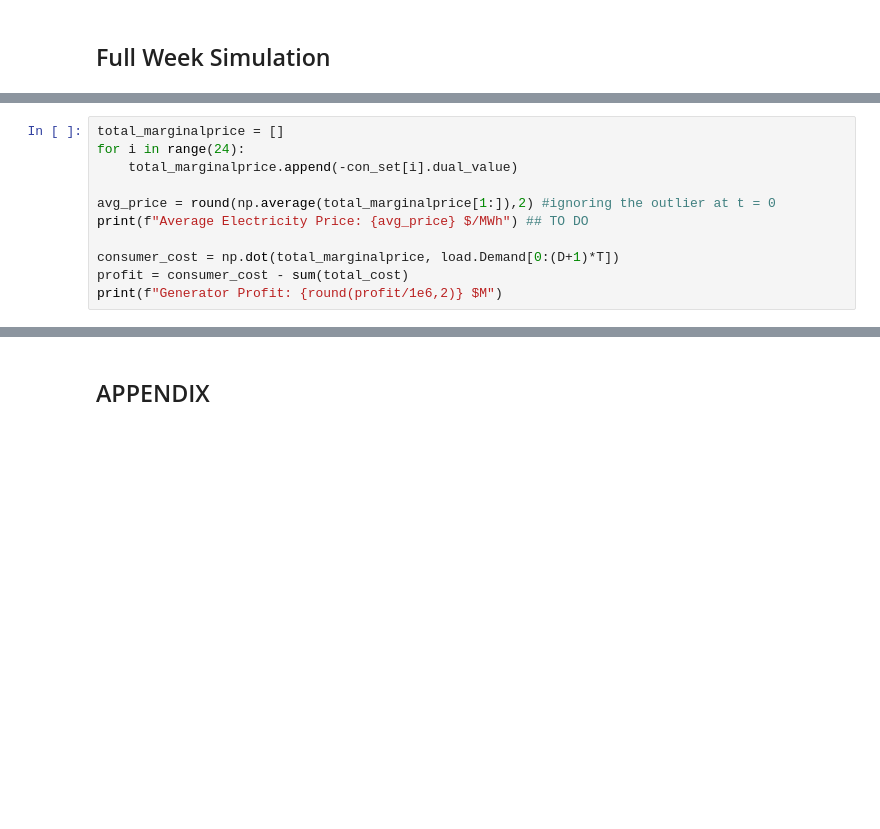
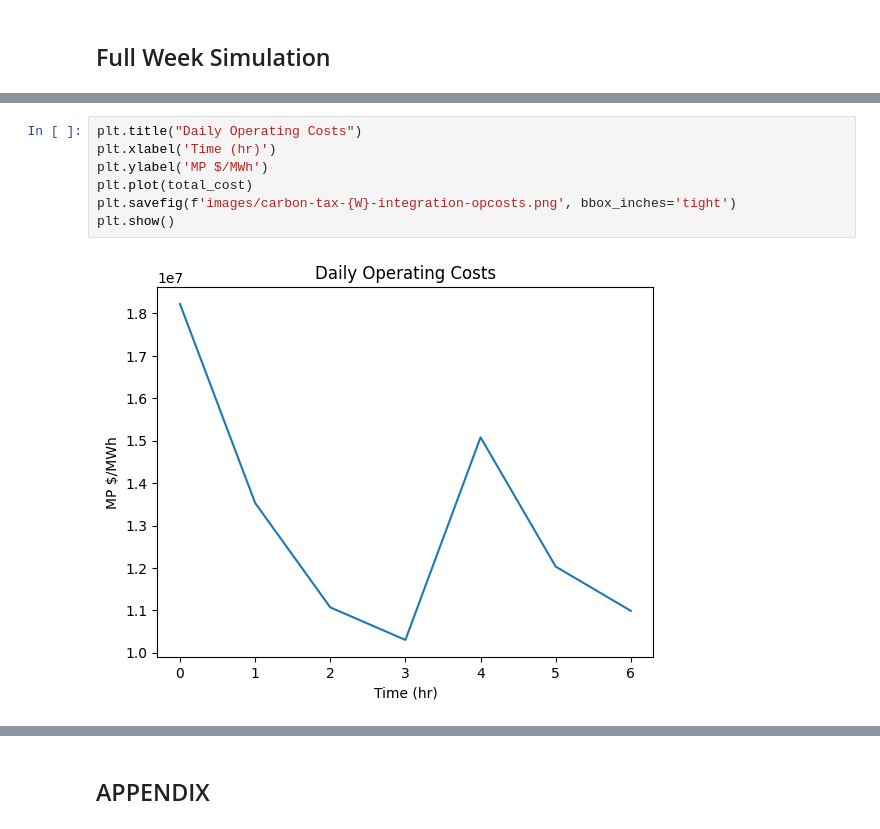
Before and after one commit to juliasimpson97/energy-syst-final, a Jupyter notebook: carbon-tax-simulation-seven-days.ipynb, the cells around one changed output, grey strips where cells are left out. Cells and saved outputs as stored; diff of their text form; blank space fills up the shorter version.

```diff
--- a/carbon-tax-simulation-seven-days.ipynb
+++ b/carbon-tax-simulation-seven-days.ipynb
@@ -517,11 +396,0 @@ $$ Profit = \sum_{t=0}^{T = 168}\lambda_tD_t - \sum^7_{d=1}Gen. Cost_d $$
-# %%
-total_marginalprice = []
-for i in range(24):
-    total_marginalprice.append(-con_set[i].dual_value)
-
-avg_price = round(np.average(total_marginalprice[1:]),2) #ignoring the outlier at t = 0
-print(f"Average Electricity Price: {avg_price} $/MWh") ## TO DO
-
-consumer_cost = np.dot(total_marginalprice, load.Demand[0:(D+1)*T])
-profit = consumer_cost - sum(total_cost)
-print(f"Generator Profit: {round(profit/1e6,2)} $M")
@@ -558,0 +553,9 @@ total_marginalprice
+# %%
+plt.title("Daily Operating Costs")
+plt.xlabel('Time (hr)')
+plt.ylabel('MP $/MWh')
+plt.plot(total_cost)
+plt.savefig(f'images/carbon-tax-{W}-integration-opcosts.png', bbox_inches='tight')
+plt.show()
+# %% [output]
+[figure, added]
```
Also changed, not shown: parts of 21 cells of this notebook, 6 other files.
